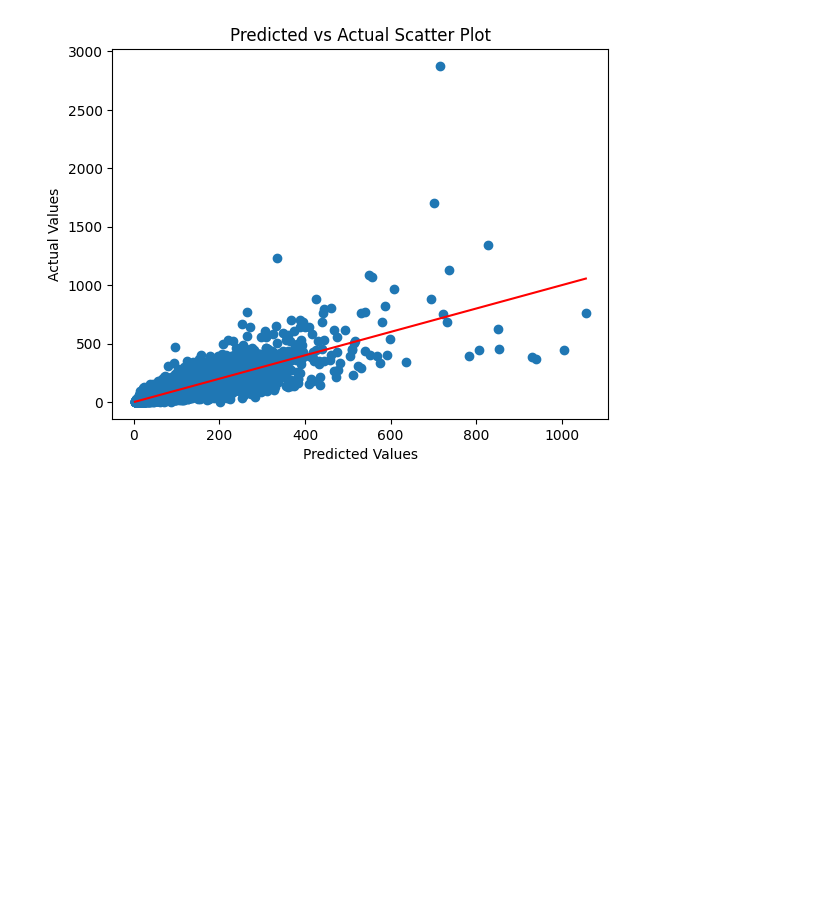
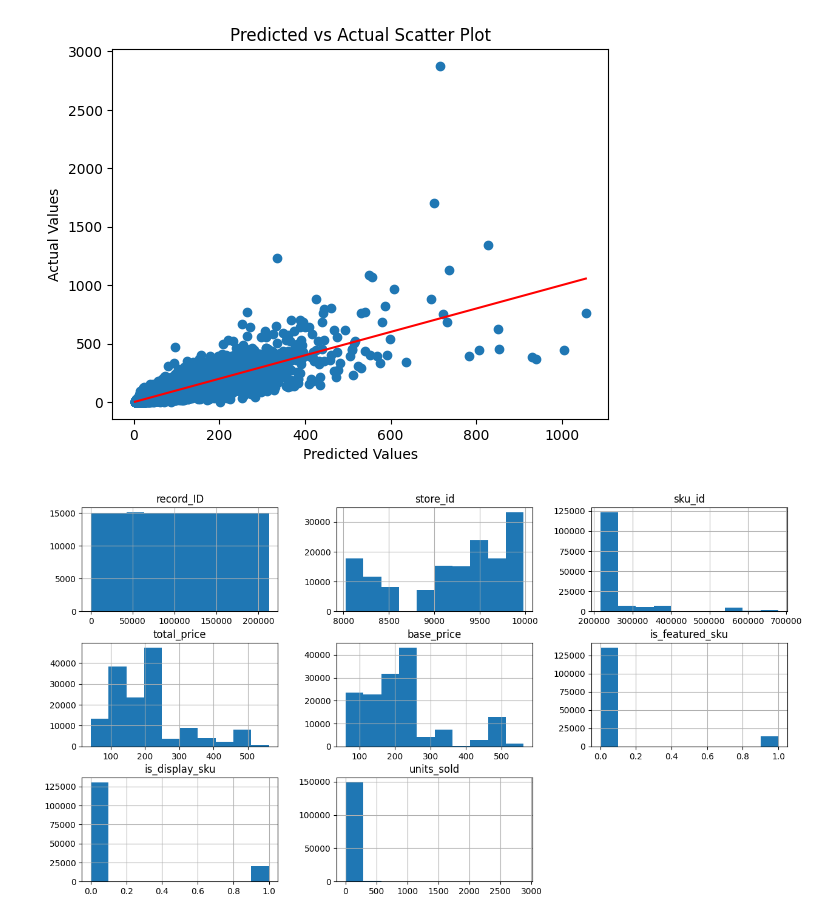
Before and after one commit to BarraHarrison/Demand-Forecasting, a Jupyter notebook: demand_forecasting.ipynb, the cells around one changed output. Cells and saved outputs as stored; diff of their text form; code cells hidden in the pictures; blank space fills up the shorter version.

```diff
--- a/demand_forecasting.ipynb
+++ b/demand_forecasting.ipynb
@@ -81,3 +81,8 @@ plt.title("Predicted vs Actual Scatter Plot")
 plt.show()
 # %% [output]
 [figure]
+# %%
+data_frame.hist(figsize=(15, 8))
+plt.show()
+# %% [output]
+[figure, added]
```
Also changed, not shown: parts of 12 cells of this notebook.
